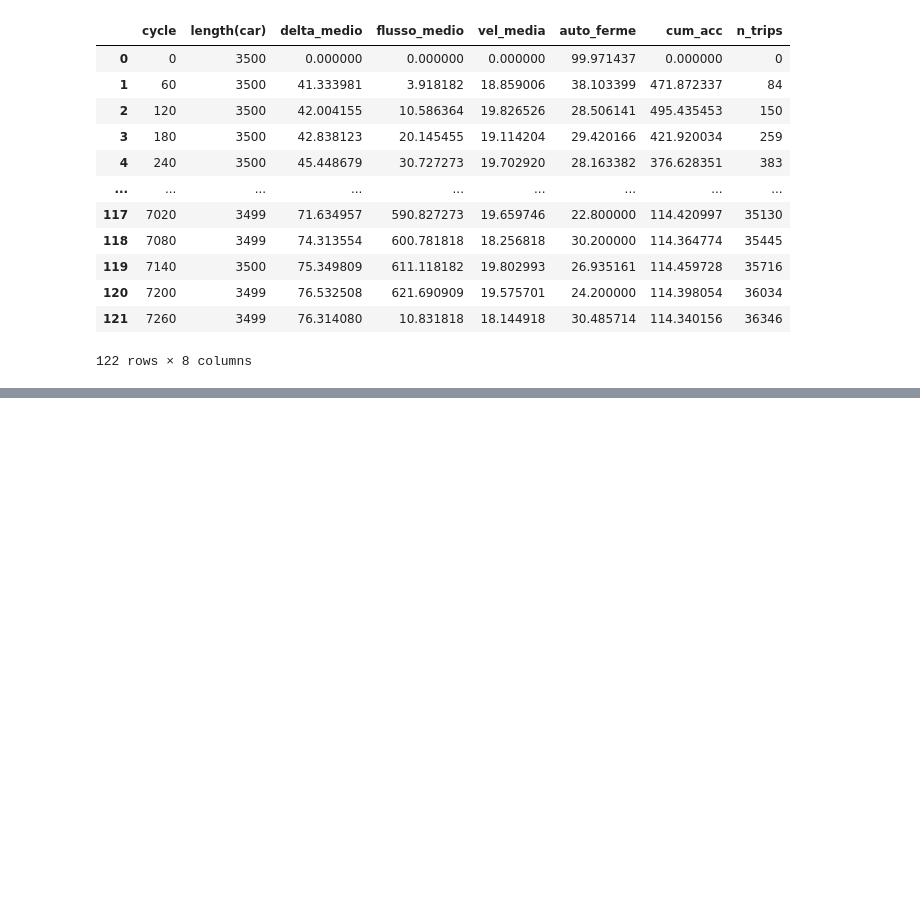
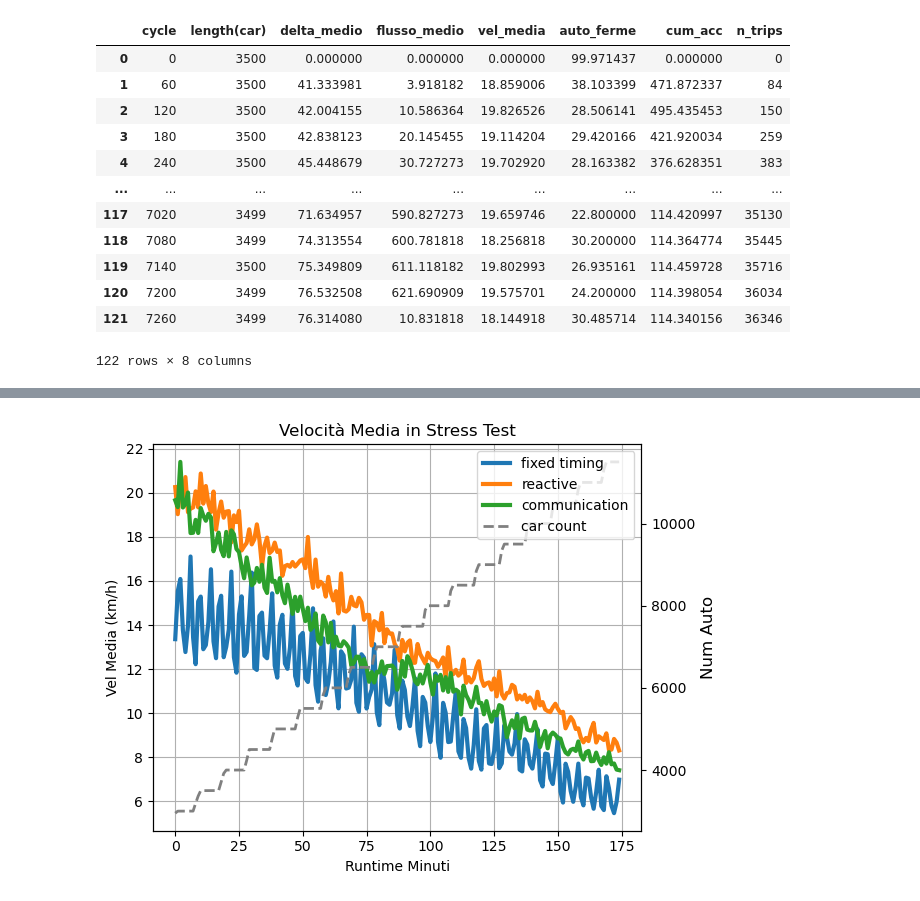
Before and after one commit to marcobianchi463/AB-lights, a Jupyter notebook: Traffic_Analysis.ipynb, the cells around one changed output, grey strips where cells are left out. Saved outputs shown, nothing was run; the diff lists cells and outputs as text; code cells hidden in the pictures; blank space fills up the shorter version.

Commit message:
legenda spostata, copriva grafico

```diff
--- a/Traffic_Analysis.ipynb
+++ b/Traffic_Analysis.ipynb
@@ -583,0 +514,35 @@ plt.show()
+# %%
+# Asse principale (delta_medio)
+nome_vel_stress = "velocity_stress.png"
+path_vel_stress = os.path.join(plot_folder, nome_vel_stress)
+fig, ax1 = plt.subplots()
+
+ax1.plot(stupid_stress['vel_media'].values, linestyle='-', linewidth=3, label='fixed timing')
+ax1.plot(intelligent_stress['vel_media'].values, linestyle='-', linewidth=3, label='reactive')
+ax1.plot(godly_stress['vel_media'].values, linestyle='-', linewidth=3, label='communication')
+
+ax1.set_ylabel('Vel Media (km/h)')
+ax1.set_xlabel('Runtime Minuti')
+ax1.set_title('Velocità Media in Stress Test')
+ax1.grid(True)
+
+# Legenda per delta_medio
+#ax1.legend(loc='upper left')
+
+# Secondo asse Y per car count
+ax2 = ax1.twinx()
+
+# Assumiamo che car count sia in una colonna chiamata 'car_count'
+ax2.plot(stupid_stress['length(car)'].values, linestyle='--', linewidth=2, color='gray', label='car count')
+ax2.set_ylabel('Num Auto', fontsize=12)
+
+# Legenda combinata (solo se vuoi unificare)
+lines1, labels1 = ax1.get_legend_handles_labels()
+lines2, labels2 = ax2.get_legend_handles_labels()
+ax2.legend(lines1 + lines2, labels1 + labels2, loc='upper right')
+
+plt.tight_layout()
+plt.savefig(path_vel_stress, dpi=300, bbox_inches='tight')
+plt.show()
+# %% [output]
+[figure, added]
```
Also changed, not shown: parts of 42 cells of this notebook, 1 other file.
